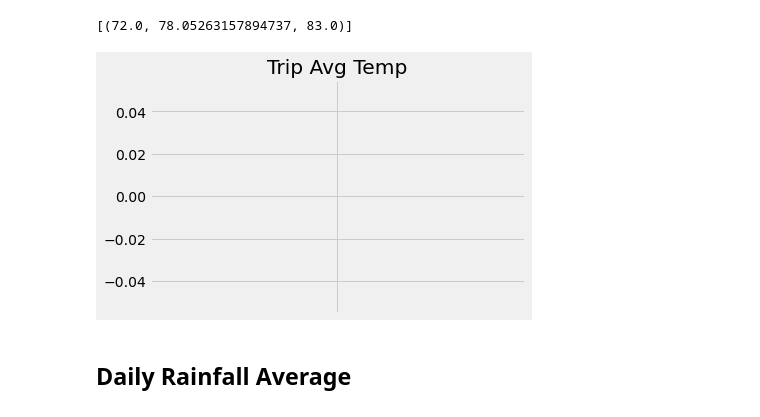
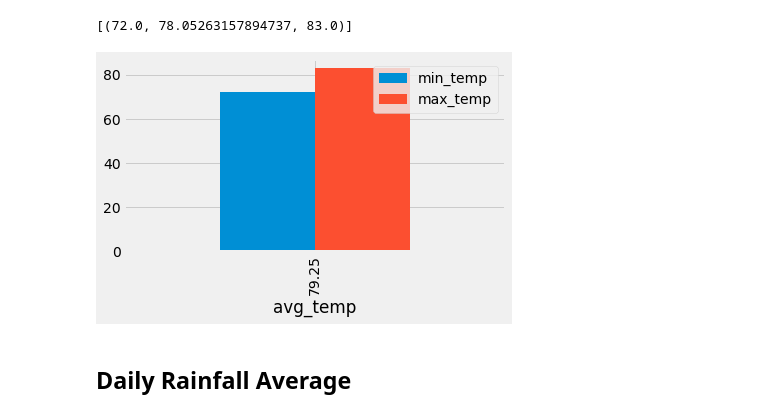
Before and after one commit to uzmabb182/sqlalchemy-challenge, a Jupyter notebook: temp_analysis_bonus_2_starter.ipynb, the cells around one changed output. Drawn from its saved outputs; the diff is of its cells as text; code cells hidden in the pictures.

```diff
--- a/temp_analysis_bonus_2_starter.ipynb
+++ b/temp_analysis_bonus_2_starter.ipynb
@@ -148,22 +148,21 @@ range_aggregates
 # %%
 # Plot the min, avg, and max temperature from your previous query as a bar chart.
 # Use "Trip Avg Temp" as the title.
 # Use the average temperature as the bar height (y value).
 # Use the peak-to-peak (TMAX-TMIN) value as the y error bar (YERR).
 
+
 # Get the results in to List comprehension
+df = pd.DataFrame(range_aggregates, columns=['min_temp', 'avg_temp', 'max_temp'])
 
-agg_rows = [{"avg_tobs": result[1]} for result in range_aggregates]
-agg_rows
+# Plot the Results in a Matplotlib bar chart
 
-# Load the list comprehension rows into a dataframe, set the index to the date, and plot the PTPs
-# YOUR CODE HERE
-
-pd.DataFrame(agg_rows).set_index("avg_tobs").boxplot(patch_artist=True)
-plt.title("Trip Avg Temp" )
+df.set_index('avg_temp', inplace=True)
+df.plot.bar()
+plt.tight_layout()
 plt.show()
 # %% [output]
-[figure, old version]
+[figure, new version]
 # %% [markdown]
 ## Daily Rainfall Average
 # %%
```
Also changed, not shown: parts of 3 cells of this notebook, 1 other file.
